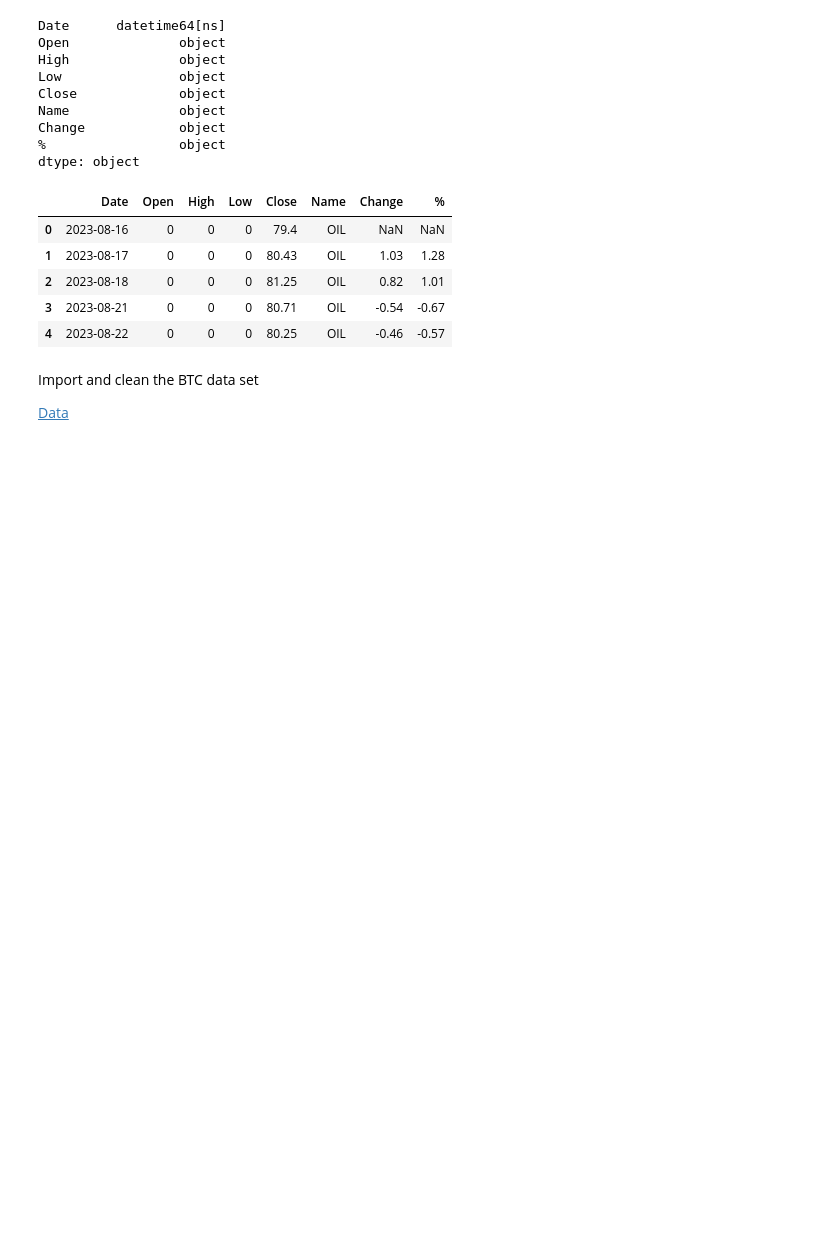
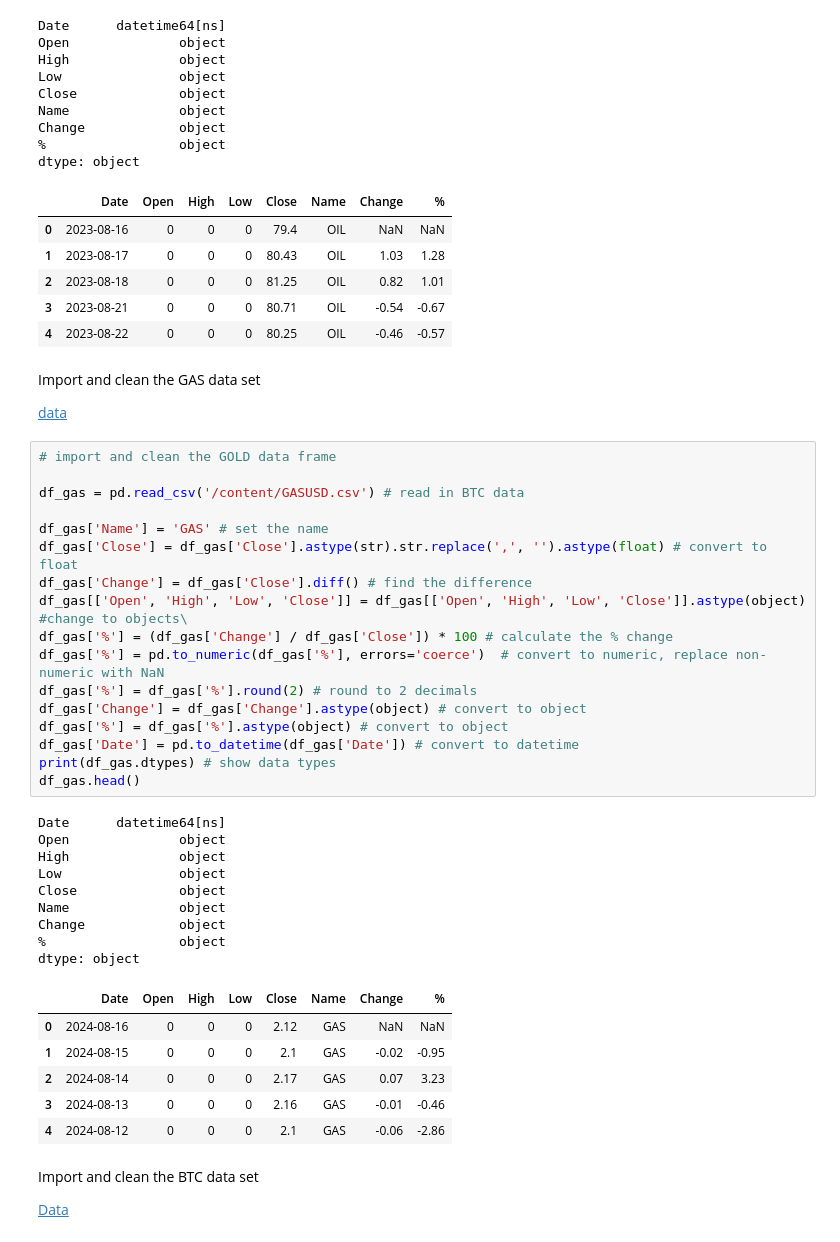
Before and after one commit to CVanchieri/CryptoAPIs, a Jupyter notebook: Notebooks/Data/CompiledCryptoDataSet.ipynb, the cells around one changed output. Saved outputs shown, nothing was run; the diff lists cells and outputs as text; blank space fills up the shorter version.

Commit message:
added in GAS to the crypcompiled notebook and data.

```diff
--- a/Notebooks/Data/CompiledCryptoDataSet.ipynb
+++ b/Notebooks/Data/CompiledCryptoDataSet.ipynb
@@ -79,6 +79,43 @@ dtype: object
 | 2 | 2023-08-18 | 0 | 0 | 0 | 81.25 | OIL | 0.82 | 1.01 |
 | 3 | 2023-08-21 | 0 | 0 | 0 | 80.71 | OIL | -0.54 | -0.67 |
 | 4 | 2023-08-22 | 0 | 0 | 0 | 80.25 | OIL | -0.46 | -0.57 |
+# %% [markdown]
+Import and clean the GAS data set
+
+[data](https://www.eia.gov/dnav/ng/hist/rngwhhdD.htm)
+# %%
+# import and clean the GOLD data frame
+
+df_gas = pd.read_csv('/content/GASUSD.csv') # read in BTC data
+
+df_gas['Name'] = 'GAS' # set the name
+df_gas['Close'] = df_gas['Close'].astype(str).str.replace(',', '').astype(float) # convert to float
+df_gas['Change'] = df_gas['Close'].diff() # find the difference
+df_gas[['Open', 'High', 'Low', 'Close']] = df_gas[['Open', 'High', 'Low', 'Close']].astype(object) #change to objects\
+df_gas['%'] = (df_gas['Change'] / df_gas['Close']) * 100 # calculate the % change
+df_gas['%'] = pd.to_numeric(df_gas['%'], errors='coerce')  # convert to numeric, replace non-numeric with NaN
+df_gas['%'] = df_gas['%'].round(2) # round to 2 decimals
+df_gas['Change'] = df_gas['Change'].astype(object) # convert to object
+df_gas['%'] = df_gas['%'].astype(object) # convert to object
+df_gas['Date'] = pd.to_datetime(df_gas['Date']) # convert to datetime
+print(df_gas.dtypes) # show data types
+df_gas.head()
+# %% [output]
+Date      datetime64[ns]
+Open              object
+High              object
+Low               object
+Close             object
+Name              object
+Change            object
+%                 object
+dtype: object
+|  | Date | Open | High | Low | Close | Name | Change | % |
+| 0 | 2024-08-16 | 0 | 0 | 0 | 2.12 | GAS | NaN | NaN |
+| 1 | 2024-08-15 | 0 | 0 | 0 | 2.1 | GAS | -0.02 | -0.95 |
+| 2 | 2024-08-14 | 0 | 0 | 0 | 2.17 | GAS | 0.07 | 3.23 |
+| 3 | 2024-08-13 | 0 | 0 | 0 | 2.16 | GAS | -0.01 | -0.46 |
+| 4 | 2024-08-12 | 0 | 0 | 0 | 2.1 | GAS | -0.06 | -2.86 |
 # %% [markdown]
 Import and clean the BTC data set
 
```
Also changed, not shown: parts of 1 cell of this notebook, 1 other file.
